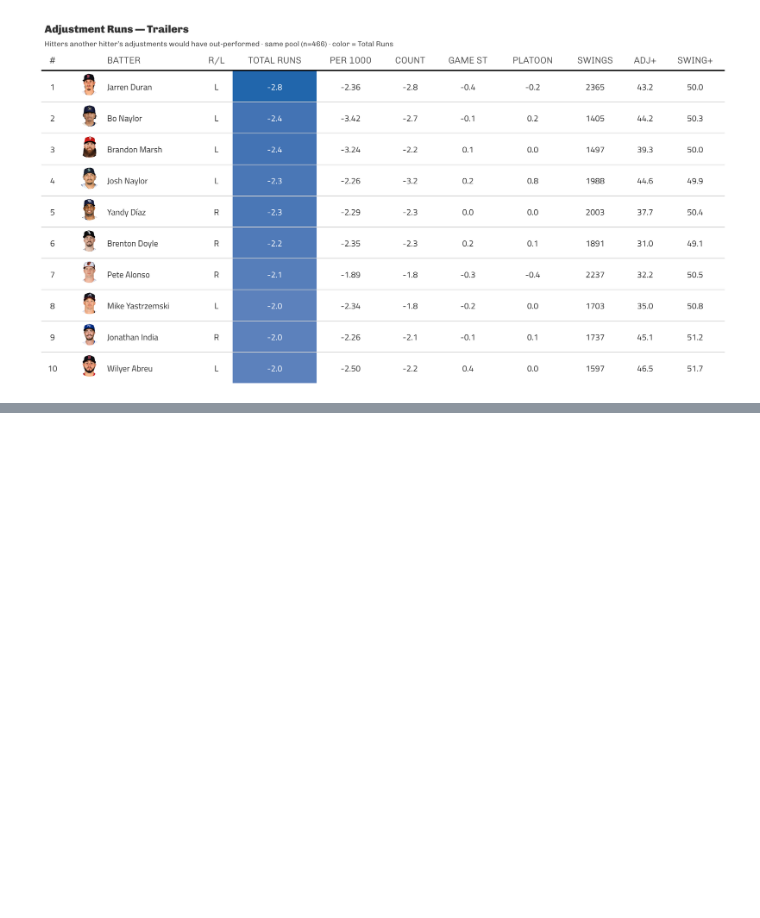
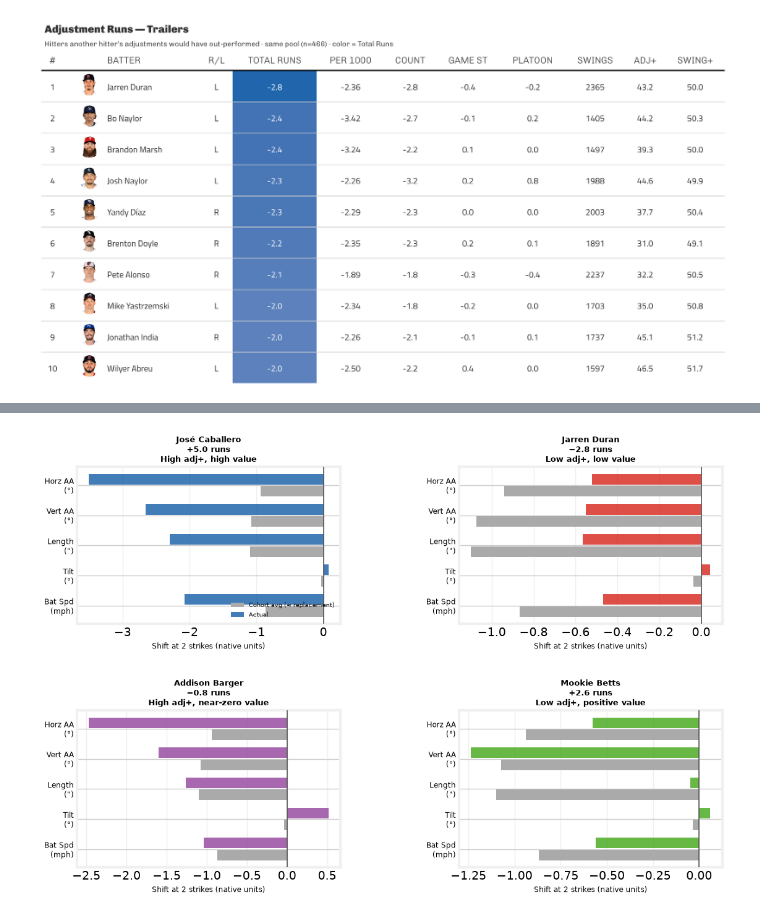
Before and after one commit to theoauyeung/swing_repetoire, a Jupyter notebook: src/adjustability_results.ipynb, the cells around one changed output, grey strips where cells are left out. Drawn from its saved outputs; the diff is of its cells as text; code cells hidden in the pictures; blank space fills up the shorter version.

```diff
--- a/src/adjustability_results.ipynb
+++ b/src/adjustability_results.ipynb
@@ -621,37 +610,35 @@ PANEL_COLORS = ['#2166ac', '#d73027', '#984ea3', '#4dac26']
 
 twok_gr = gr[(gr.axis == 'count') & (gr.cell == '2 strikes')]
 cohort_2k = twok_gr.groupby('dial')['shift_sd'].mean()
 
 with plt.style.context(FT):
     fig, axes = plt.subplots(2, 2, figsize=(12, 8),
                              gridspec_kw={'hspace': 0.55, 'wspace': 0.45})
     fig.patch.set_facecolor('white')
 
     for ax, (name, hand, subtitle), col in zip(axes.flatten(), FOCAL, PANEL_COLORS):
         sub = (twok_gr[(twok_gr.label == name) & (twok_gr.batter_stand == hand)]
                .set_index('dial')['shift_sd'].reindex(DIAL_ORDER))
         actual_nat = sub * pd.Series(SHAPE_SD)
         cohort_nat = cohort_2k.reindex(DIAL_ORDER) * pd.Series(SHAPE_SD)
 
         y = np.arange(len(DIAL_ORDER))
         ax.barh(y - 0.2, cohort_nat.values, height=0.35, color='#aaaaaa',
                 label='Cohort avg (≈ replacement)', zorder=2)
         ax.barh(y + 0.2, actual_nat.values, height=0.35, color=col, alpha=0.85,
                 label='Actual', zorder=2)
         ax.axvline(0, color='#555', lw=1.2, zorder=3)
         ax.set_yticks(y); ax.set_yticklabels(DIAL_LABELS_SHORT, fontsize=8.5)
         ax.set_title(f'{name}\n{subtitle}', fontsize=9.5, fontweight='bold', pad=6)
         ax.set_xlabel('Shift at 2 strikes (native units)', fontsize=8.5)
         ax.grid(True, axis='x', alpha=0.3)
         if ax is axes.flatten()[0]:
             ax.legend(fontsize=7.5, frameon=False, loc='lower right')
 
-    fig.suptitle(
-        'Actual 2-strike adjustment vs. cohort average (≈ replacement policy)\n'
-        'Two hitters can both adjust — what matters is size and direction relative to peers',
-        fontsize=11, fontweight='bold', y=1.01)
     fig.savefig(plot_path('adjustability_counterfactual_comparison.png'), dpi=150, bbox_inches='tight')
     plt.show()
+# %% [output]
+[figure, added]
 # %%
 abl = pd.read_parquet(DATA / 'adjustability_dial_ablation.parquet')
 
```
Also changed, not shown: parts of 6 cells of this notebook, 13 other files.
